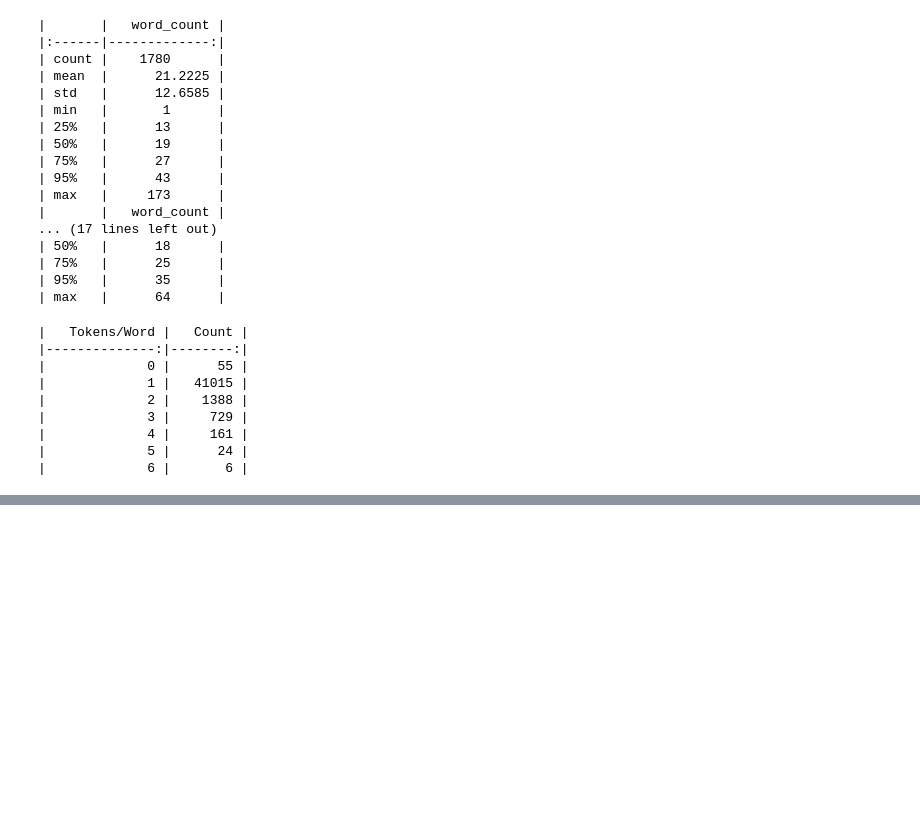
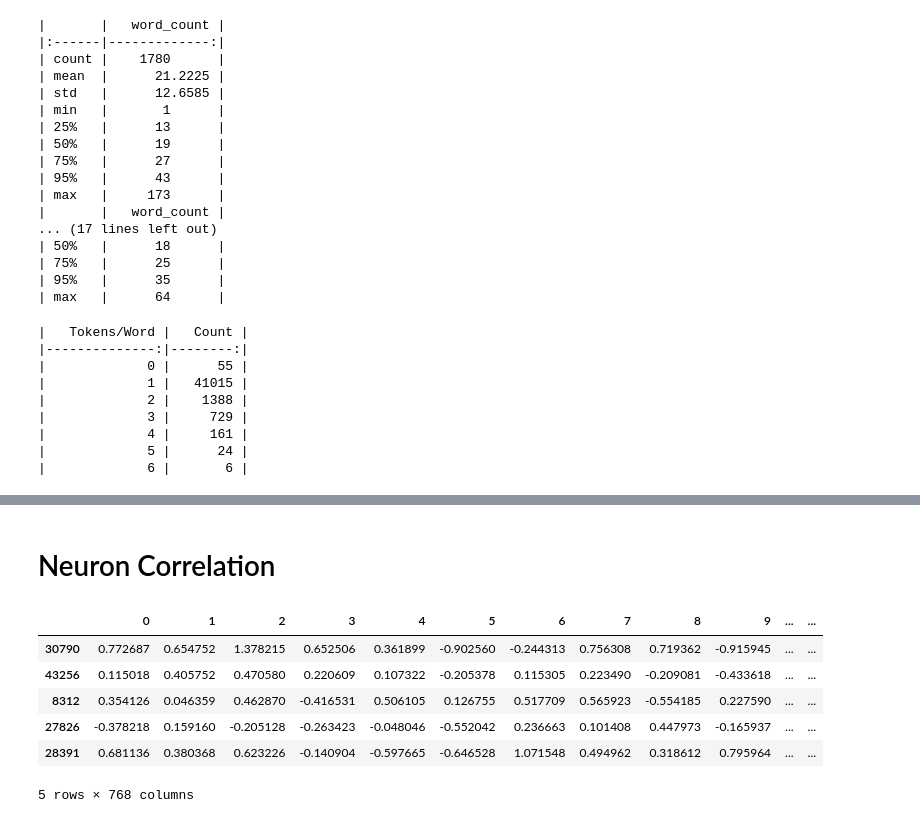
Before and after one commit to ErezSC42/bert_pos_analysis, a Jupyter notebook: data_exploration.ipynb, the cells around one changed output, grey strips where cells are left out. Saved outputs shown, nothing was run; the diff lists cells and outputs as text; code cells hidden in the pictures; blank space fills up the shorter version.

```diff
--- a/data_exploration.ipynb
+++ b/data_exploration.ipynb
@@ -374 +351,21 @@ for df in [df_train, df_dev, df_test]:
+# %% [markdown]
+# Neuron Correlation
+# %%
+chosen_bert_layer = 12
+bert_results_path = os.path.join("bert_embeddings", f"bert_base_embedding_layer_{chosen_bert_layer}")
+
+embedding_df = pd.read_csv(bert_results_path, index_col=False)
+embedding_df.dropna(inplace=True)
+embedding_columns_list = [str(i) for i in list(range(768))]
+contextual_embedding_df = embedding_df[embedding_columns_list]
+
+contextual_embedding_df.sample(5)
+# %% [output]
+|  | 0 | 1 | 2 | 3 | 4 | 5 | 6 | 7 | 8 | 9 | ... | ... |
+| 30790 | 0.772687 | 0.654752 | 1.378215 | 0.652506 | 0.361899 | -0.902560 | -0.244313 | 0.756308 | 0.719362 | -0.915945 | ... | ... |
+| 43256 | 0.115018 | 0.405752 | 0.470580 | 0.220609 | 0.107322 | -0.205378 | 0.115305 | 0.223490 | -0.209081 | -0.433618 | ... | ... |
+| 8312 | 0.354126 | 0.046359 | 0.462870 | -0.416531 | 0.506105 | 0.126755 | 0.517709 | 0.565923 | -0.554185 | 0.227590 | ... | ... |
+| 27826 | -0.378218 | 0.159160 | -0.205128 | -0.263423 | -0.048046 | -0.552042 | 0.236663 | 0.101408 | 0.447973 | -0.165937 | ... | ... |
+| 28391 | 0.681136 | 0.380368 | 0.623226 | -0.140904 | -0.597665 | -0.646528 | 1.071548 | 0.494962 | 0.318612 | 0.795964 | ... | ... |
+5 rows × 768 columns
 # %%
```
Also changed, not shown: parts of 24 cells of this notebook, 11 other files.
